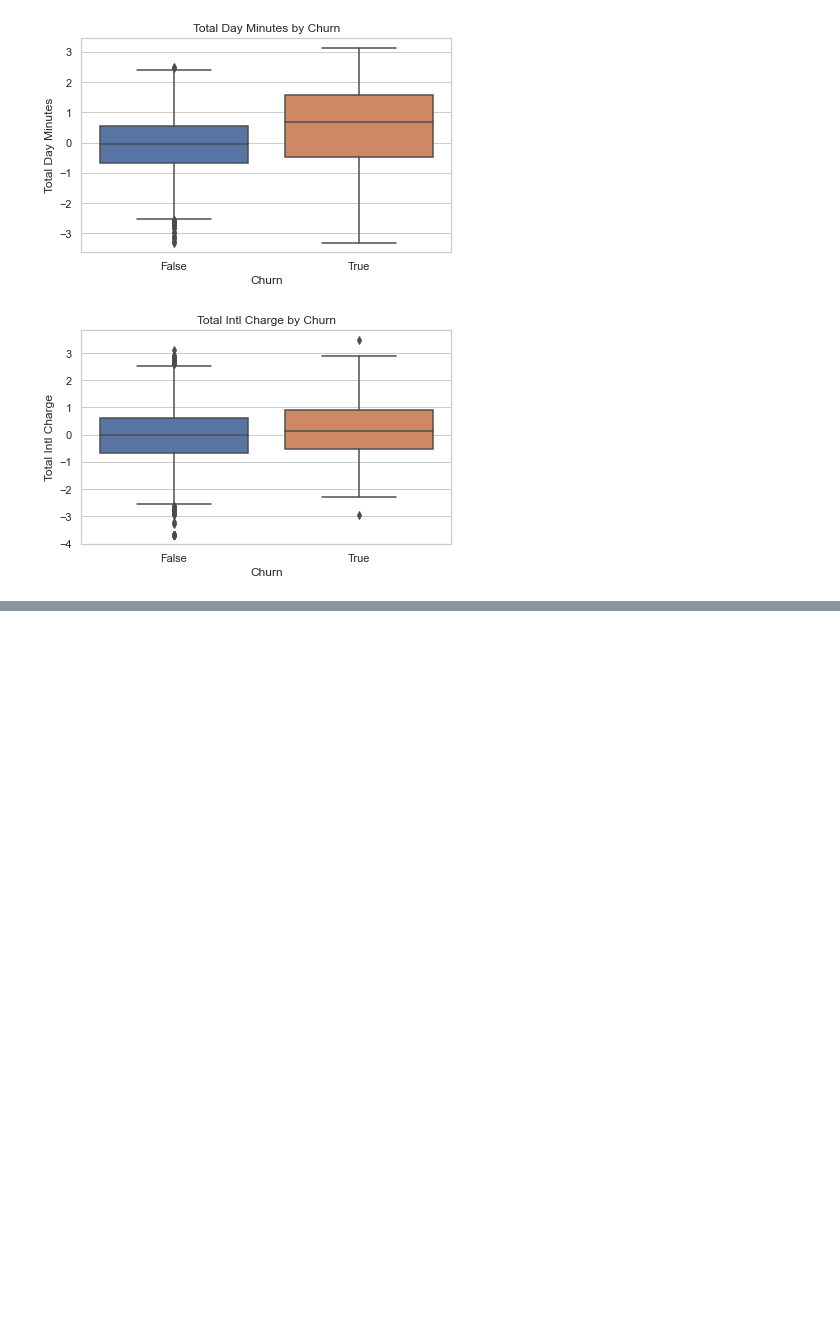
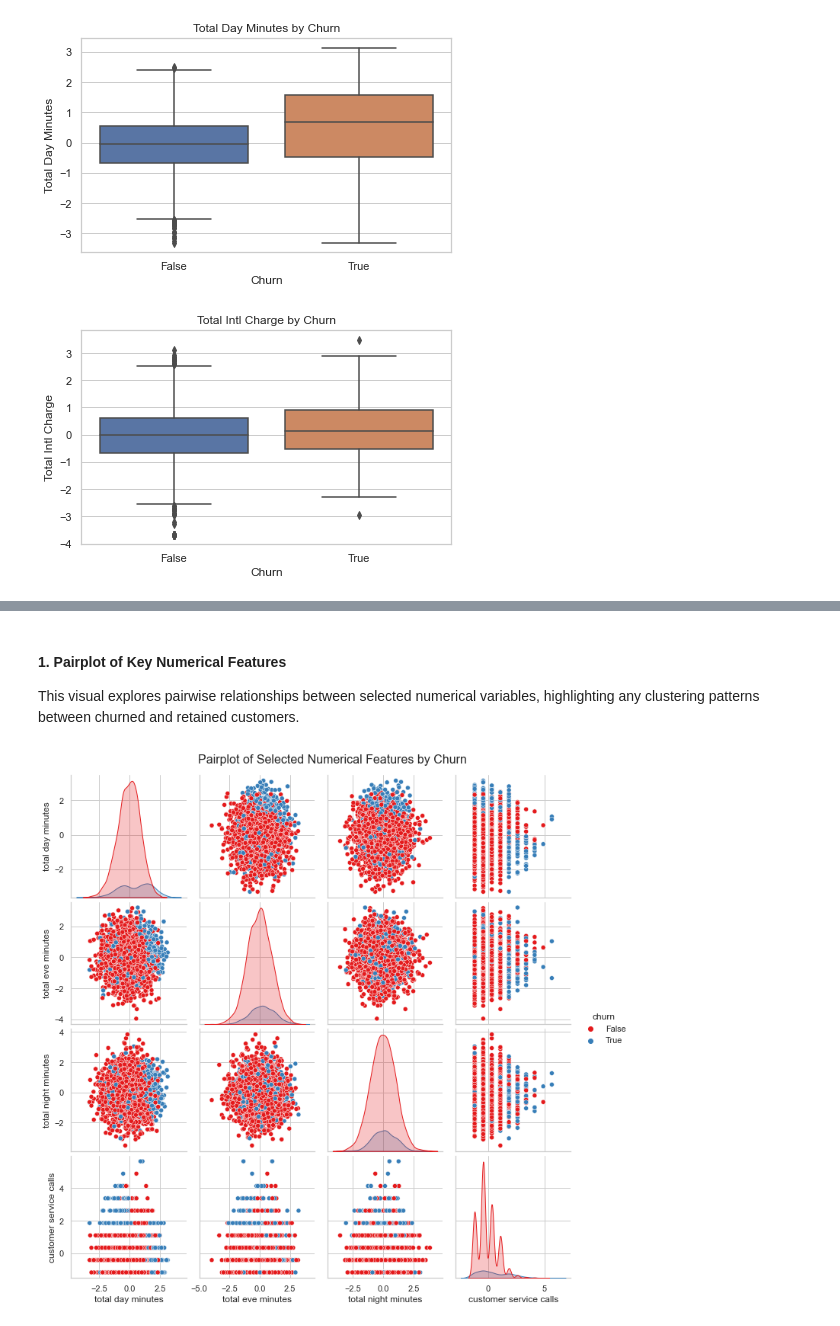
Before and after one commit to BMwihia/Customer-Churn-Analysis, a Jupyter notebook: notebooks/Customer Churn.ipynb, the cells around one changed output, grey strips where cells are left out. Saved outputs shown, nothing was run; the diff lists cells and outputs as text; code cells hidden in the pictures; blank space fills up the shorter version.

Commit message:
Step 4.6: Added multivariate analysis - pairplot of key numerical features

```diff
--- a/notebooks/Customer Churn.ipynb
+++ b/notebooks/Customer Churn.ipynb
@@ -565,0 +593,22 @@ for feature in num_features:
+# %% [markdown]
+#### 1. Pairplot of Key Numerical Features
+This visual explores pairwise relationships between selected numerical variables, highlighting any clustering patterns between churned and retained customers.
+# %%
+import seaborn as sns
+import matplotlib.pyplot as plt
+
+# Selected numerical features for pairwise relationships
+selected_features = [
+    'total day minutes',
+    'total eve minutes',
+    'total night minutes',
+    'customer service calls',
+    'churn'
+]
+
+# Create a pairplot
+sns.pairplot(df_encoded[selected_features], hue='churn', palette='Set1')
+plt.suptitle('Pairplot of Selected Numerical Features by Churn', y=1.02, fontsize=16)
+plt.show()
+# %% [output]
+[figure, added]
```
Also changed, not shown: parts of 2 cells of this notebook.
